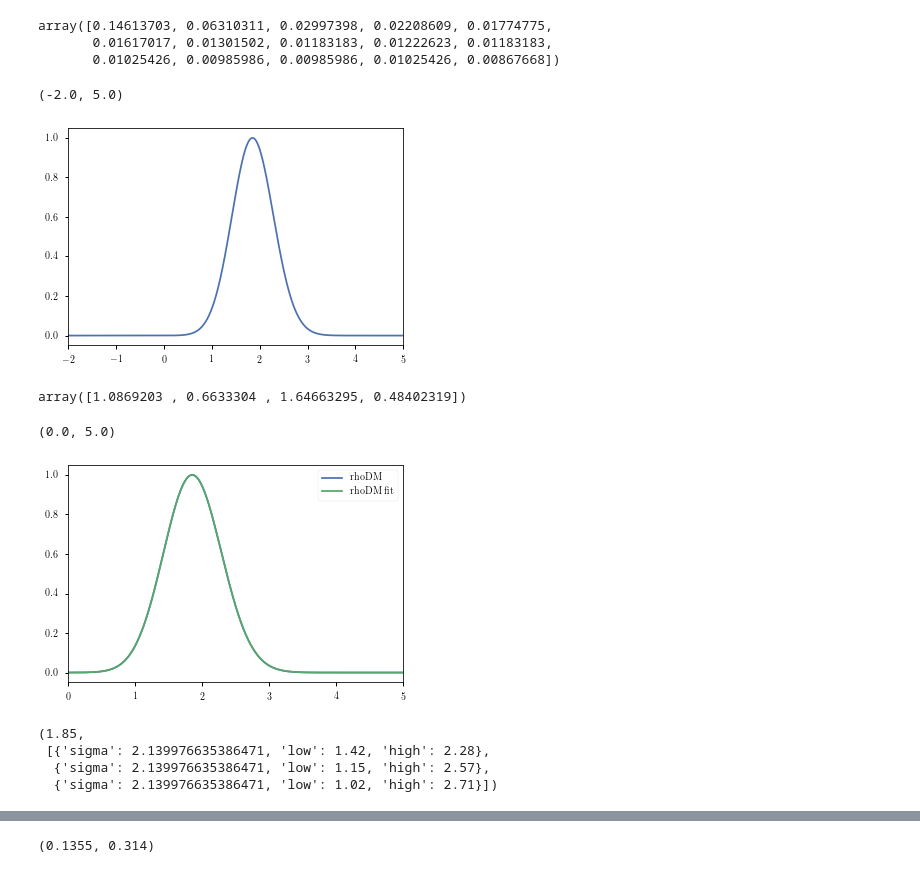
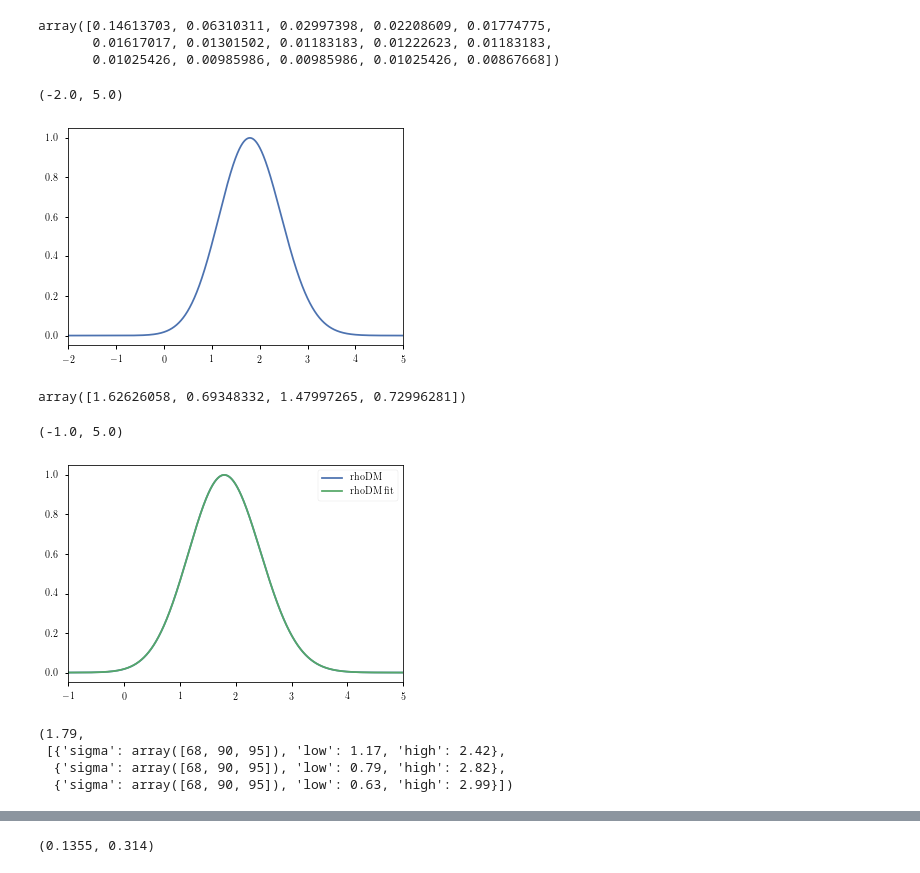
Before and after one commit to Alisyaifudin/Thesis-Project, a Jupyter notebook: 6_Analisis/6.1. dm.ipynb, the cells around one changed output, grey strips where cells are left out. Saved outputs shown, nothing was run; the diff lists cells and outputs as text; code cells hidden in the pictures.

```diff
--- a/6_Analisis/6.1. dm.ipynb
+++ b/6_Analisis/6.1. dm.ipynb
@@ -317,7 +317,9 @@ array([0.14613703, 0.06310311, 0.02997398, 0.02208609, 0.01774775,
 rho = np.linspace(-5, 14, 10000)
 log_rhoDM = None
 for i, (p, dc_i) in enumerate(zip(rhoDM_fits, dc)):
-    if 1 < i < 8: # skip F
+    # if i > 1: # A
+    # if i < 2 or i > 8: # F
+    if i < 9: # G
         continue
     if log_rhoDM is None:
         log_rhoDM = skewnorm.logpdf(rho, *p)
@@ -333,7 +335,7 @@ ax.plot(rho, rhoDM_com, label='rhoDM')
 ax.set_xlim(-2,5)
 # %% [output]
 (-2.0, 5.0)
-[figure, old version]
+[figure, new version]
 # %%
 def skewpdf(x, *args):
     A, other = args[0], args[1:]
@@ -342,29 +344,29 @@ def skewpdf(x, *args):
 rhoDM_com_fit, _ = curve_fit(skewpdf, rho, rhoDM_com, p0=[1, 1.0, 2.0, 1])
 rhoDM_com_fit
 # %% [output]
-array([1.0869203 , 0.6633304 , 1.64663295, 0.48402319])
+array([1.62626058, 0.69348332, 1.47997265, 0.72996281])
 # %%
 plt.plot(rho, rhoDM_com, label='rhoDM')
 plt.plot(rho, skewpdf(rho, *rhoDM_com_fit), label='rhoDM fit')
 plt.legend()
-plt.xlim(0,5)
+plt.xlim(-1,5)
 # %% [output]
-(0.0, 5.0)
+(-1.0, 5.0)
-[figure, old version]
+[figure, new version]
 # %%
 rhoDM_com_err = []
 rhoDM_com_mode = None
 for i, alp in enumerate(alpha):
-    hpd, modes = hdi(lambda x: skewpdf(x, *rhoDM_com_fit), low=0.5, high=5, alpha=alp)
+    hpd, modes = hdi(lambda x: skewpdf(x, *rhoDM_com_fit), low=0.5, high=10, alpha=alp)
     low, high = hpd[0]
     rhoDM_com_err.append({'sigma':sigma, 'low': low, 'high': high})
     rhoDM_com_mode = modes[0]
 rhoDM_com_mode, rhoDM_com_err
 # %% [output]
-(1.85,
- [{'sigma': 2.139976635386471, 'low': 1.42, 'high': 2.28},
-  {'sigma': 2.139976635386471, 'low': 1.15, 'high': 2.57},
-  {'sigma': 2.139976635386471, 'low': 1.02, 'high': 2.71}])
+(1.79,
+ [{'sigma': array([68, 90, 95]), 'low': 1.17, 'high': 2.42},
+  {'sigma': array([68, 90, 95]), 'low': 0.79, 'high': 2.82},
+  {'sigma': array([68, 90, 95]), 'low': 0.63, 'high': 2.99}])
 # %%
 print(f"{rhoDM_com_mode} + {rhoDM_com_err[0]['high']-rhoDM_com_mode} - {rhoDM_com_mode-rhoDM_com_err[0]['low']}")
 # %% [output]
```
Also changed, not shown: parts of 6 cells of this notebook, 4 other files.
